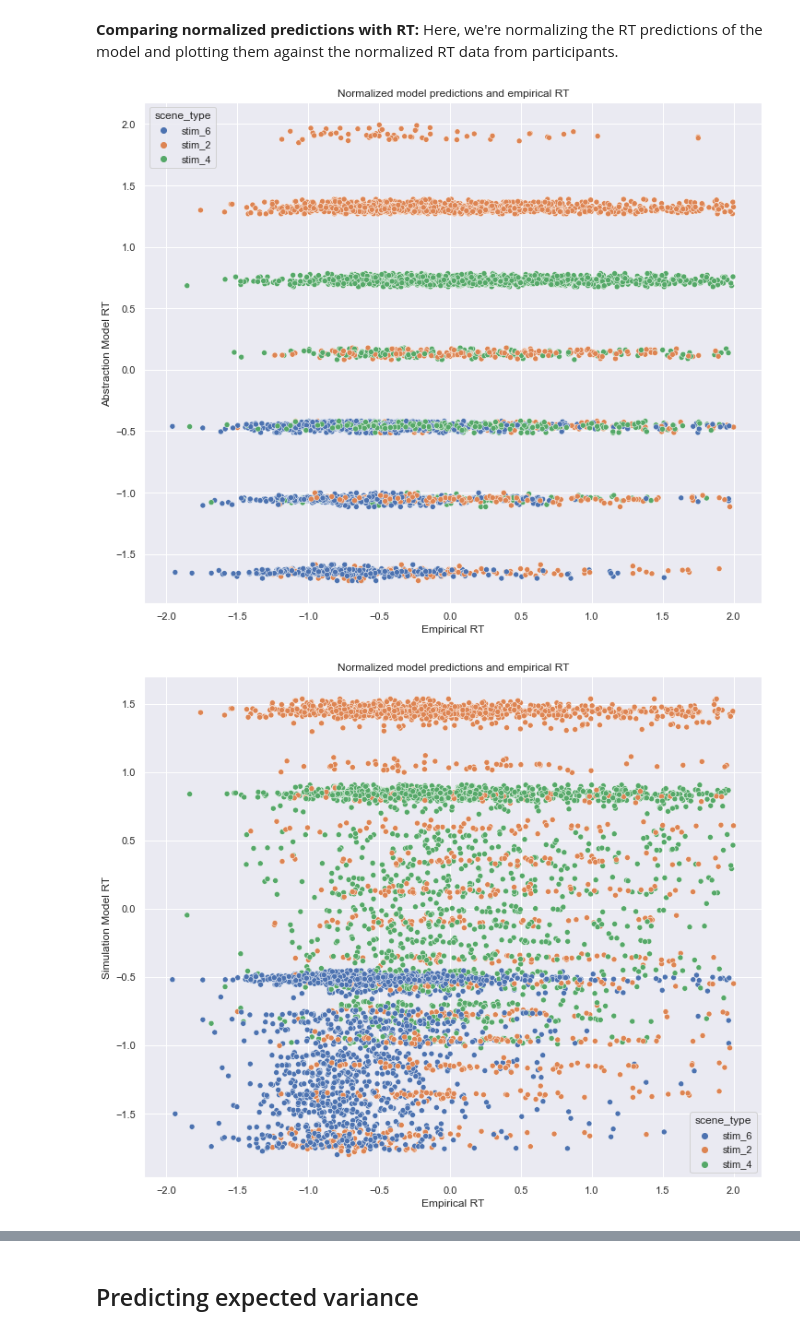
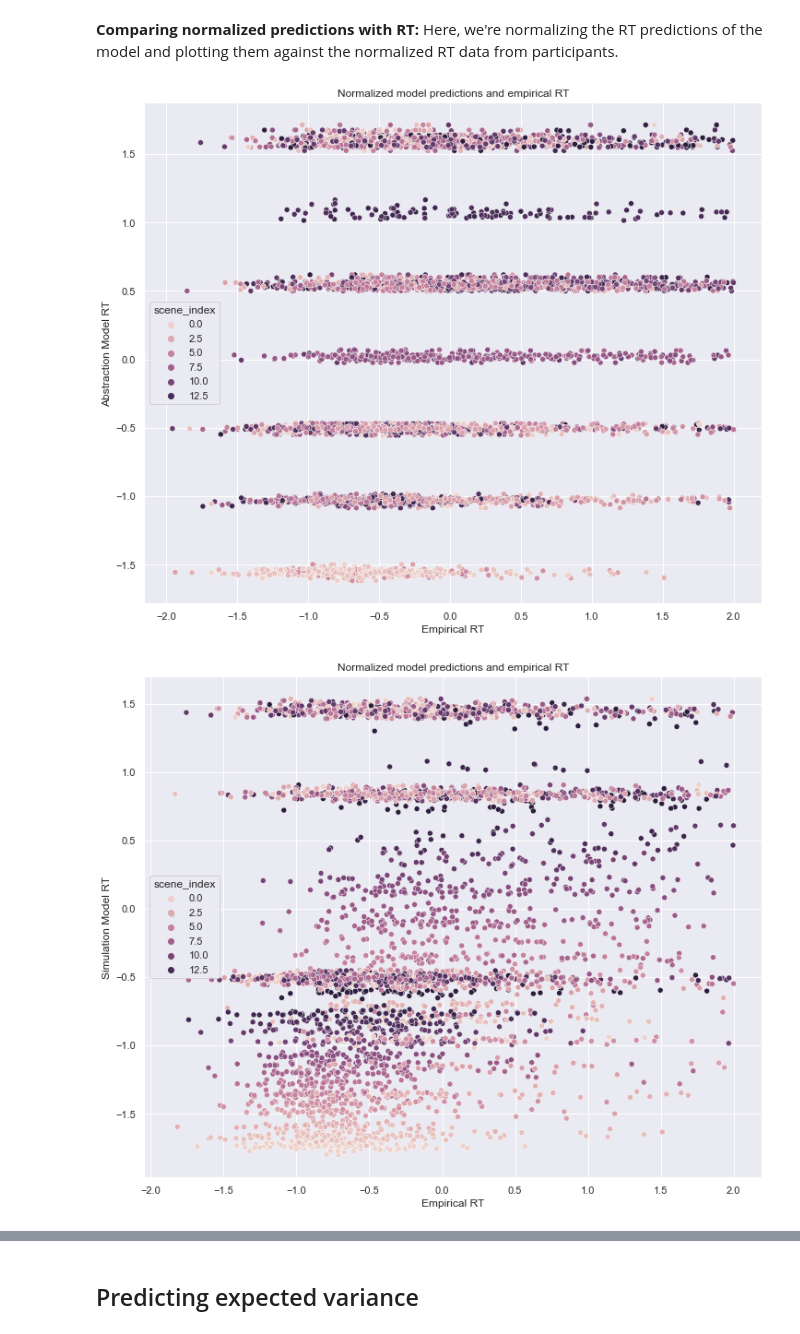
Before and after one commit to flxsosa/physics_abstraction, a Jupyter notebook: experiments/experiment4/notebooks/analysis.ipynb, the cells around one changed output, grey strips where cells are left out. Cells and saved outputs as stored; diff of their text form; code cells hidden in the pictures.

```diff
--- a/experiments/experiment4/notebooks/analysis.ipynb
+++ b/experiments/experiment4/notebooks/analysis.ipynb
@@ -216,0 +250,6 @@ plt.xticks(rotation=45);
+# %%
+responses['scene_accuracy'] = responses.groupby(['scene','scene_col']).correct.transform(lambda x: sum(x) / len(x))
+# %%
+responses['part_accuracy'] = responses.groupby('subject_id').correct.transform(lambda x: sum(x) / len(x))
+# %%
+responses['scene_index_accuracy'] = responses.groupby(['scene_index','scene_type']).correct.transform(lambda x: sum(x) / len(x))
@@ -229,7 +278,7 @@ D: 200
 E: 0.9**
 # %%
 # Working parameters (for now)
-model_parameters = (35, 200, 0.9)
+model_parameters = (35, 200, 0.99)
 # %% [markdown]
 ## Computing model predictions
 # %% [markdown]
@@ -384,16 +433,16 @@ for file in json_files:
 model['model_abs_zrt'] = model.groupby('subject_id').model_abs_rt.transform(lambda x: (x - x.mean()) / x.std())
 model['model_sim_zrt'] = model.groupby('subject_id').model_sim_rt.transform(lambda x: (x - x.mean()) / x.std())
 # %%
-plot =  sns.scatterplot(x='part_zrt', y='model_abs_zrt', data=model, hue="scene_type")
+plot =  sns.scatterplot(x='part_zrt', y='model_abs_zrt', data=model, hue="scene_index")
 plot.set(title = "Normalized model predictions and empirical RT",
         xlabel = "Empirical RT",
         ylabel = "Abstraction Model RT");
 # %% [output]
-[figure, old version]
+[figure, new version]
 # %%
-plot =  sns.scatterplot(x='part_zrt', y='model_sim_zrt', data=model, hue="scene_type")
+plot =  sns.scatterplot(x='part_zrt', y='model_sim_zrt', data=model.loc[model.correct==True], hue="scene_index")
 plot.set(title = "Normalized model predictions and empirical RT",
         xlabel = "Empirical RT",
         ylabel = "Simulation Model RT");
 # %% [output]
-[figure, old version]
+[figure, new version]
```
Also changed, not shown: parts of 56 cells of this notebook.
